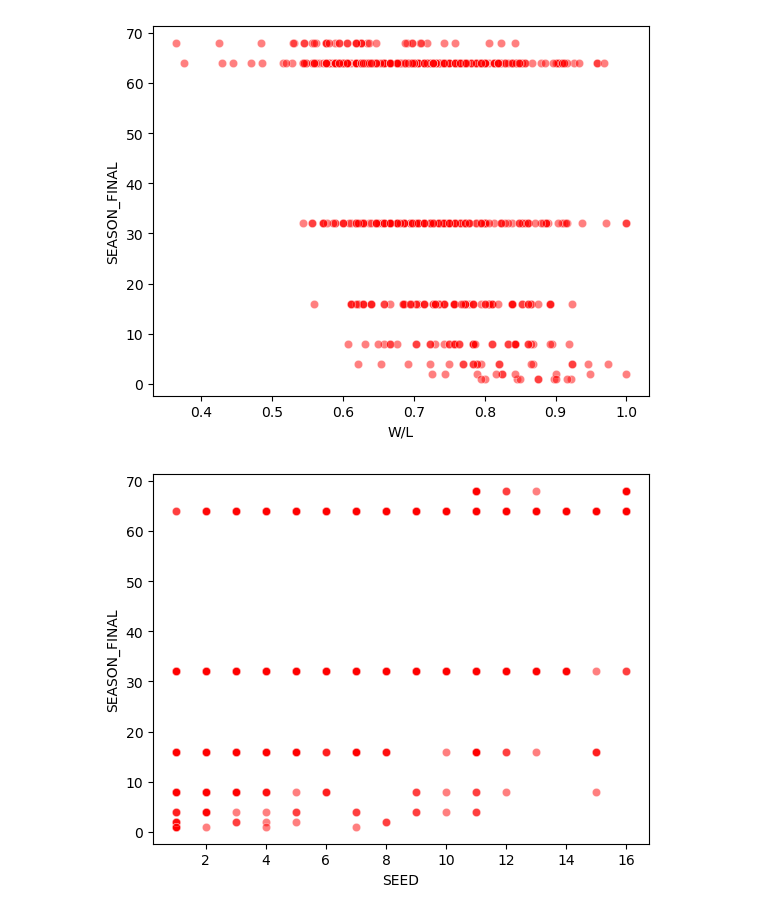
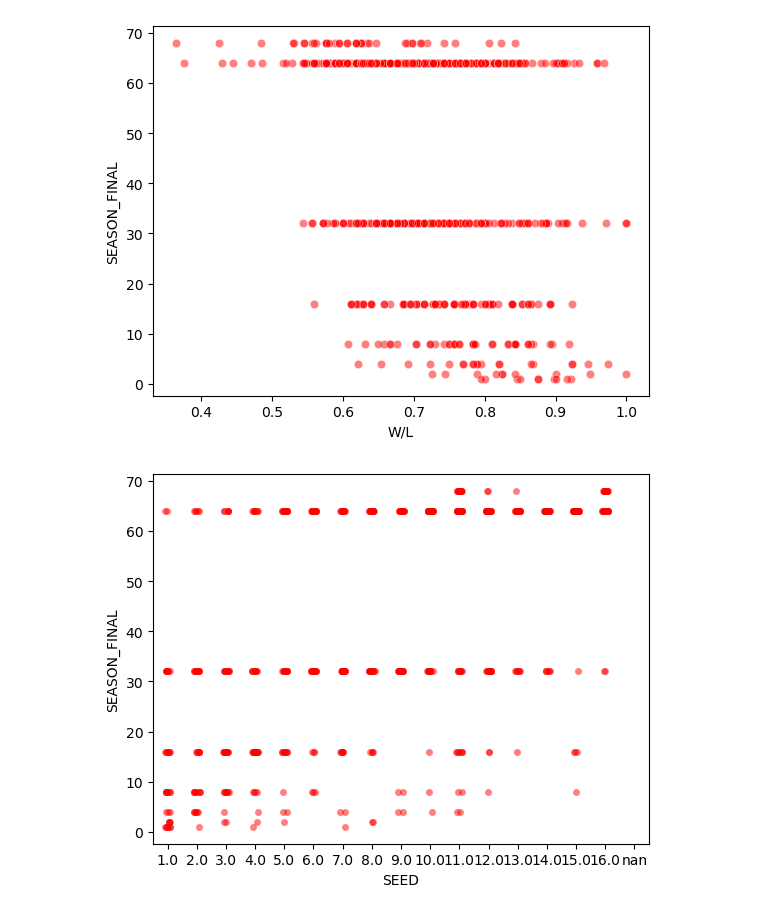
Before and after one commit to tehnoobface/CBB_Final_Project, a Jupyter notebook: cbb_clean_eda.ipynb, the cells around one changed output. Drawn from its saved outputs; the diff is of its cells as text; code cells hidden in the pictures.

Commit message:
update seed scatterplot

```diff
--- a/cbb_clean_eda.ipynb
+++ b/cbb_clean_eda.ipynb
@@ -82,10 +82,10 @@ plt.show()
 # %% [output]
 [figure]
 # %%
-sns.scatterplot(x='SEED', y='SEASON_FINAL', data=cbb, color='red', alpha=0.5)
+sns.stripplot(x='SEED', y='SEASON_FINAL', color='red', data=cbb, alpha=0.5, jitter=True)
 plt.show()
 # %% [output]
-[figure, old version]
+[figure, new version]
 # %%
 # Combine the two datasets with desired columns:
     # Keep in mind cbb20's SEASON_FINAL and POSTSEASON columns are currently filled with NaN's:
```
Also changed, not shown: 2 other files.
